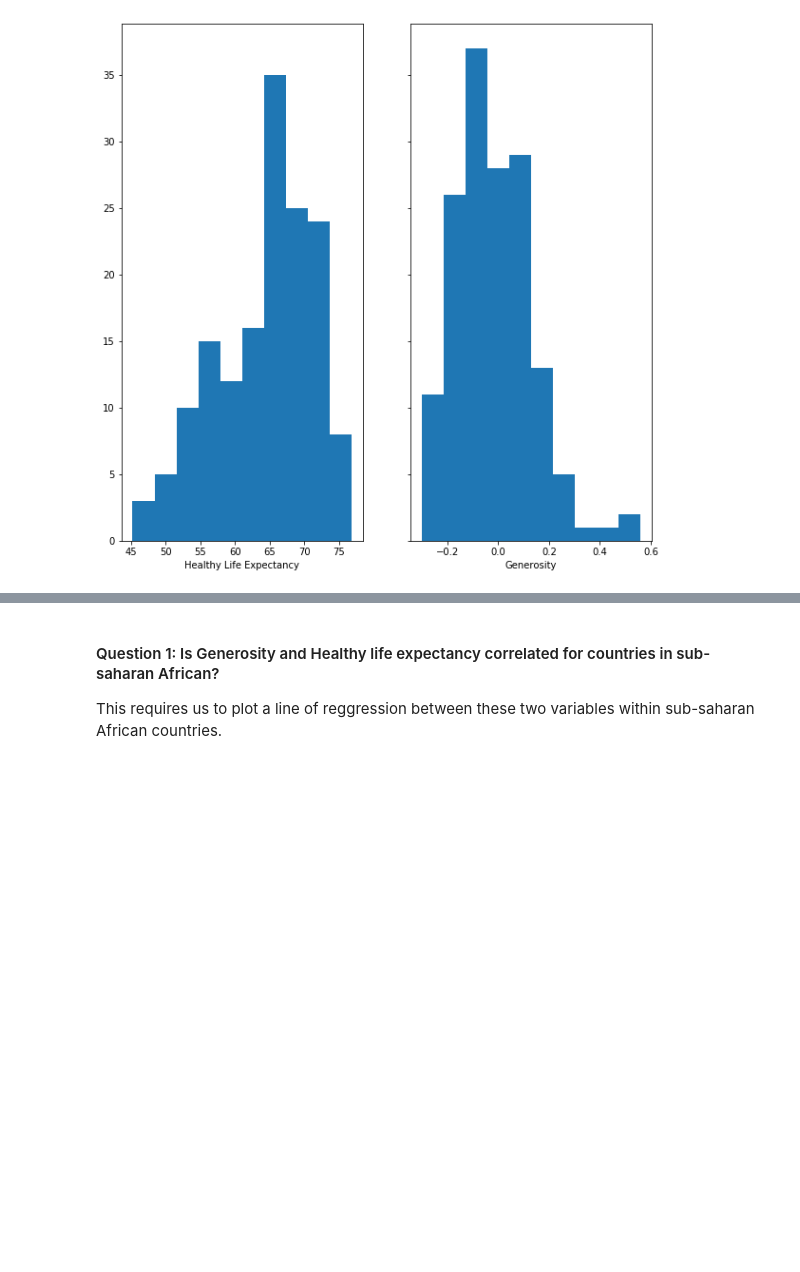
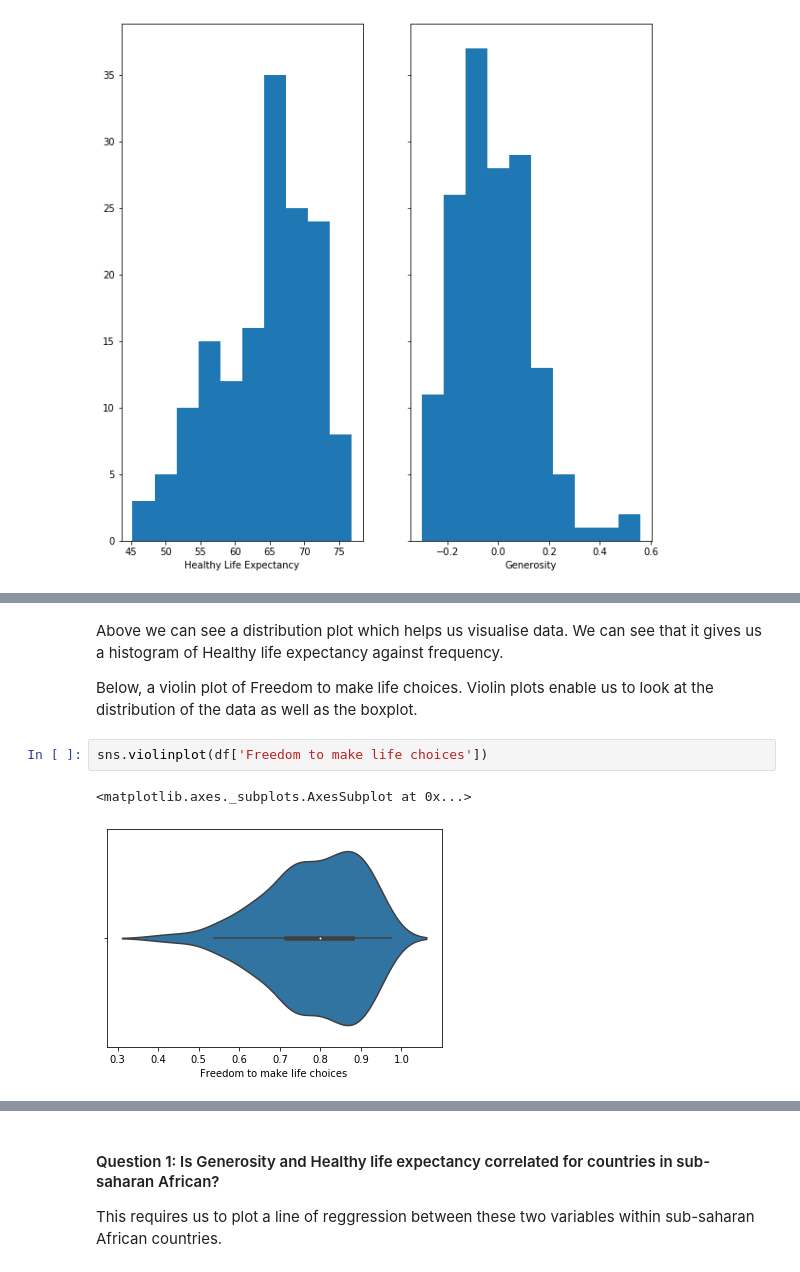
Before and after one commit to ax18031/ax18031_EMATM0048, a Jupyter notebook: Part3_folder/PART3.ipynb, the cells around one changed output, grey strips where cells are left out. Drawn from its saved outputs; the diff is of its cells as text; blank space fills up the shorter version.

```diff
--- a/Part3_folder/PART3.ipynb
+++ b/Part3_folder/PART3.ipynb
@@ -128,0 +148,9 @@ df1
+# %% [markdown]
+Above we can see a distribution plot which helps us visualise data. We can see that it gives us a histogram of Healthy life expectancy against frequency.
+
+Below, a violin plot of Freedom to make life choices. Violin plots enable us to look at the distribution of the data as well as the boxplot.
+# %%
+sns.violinplot(df['Freedom to make life choices'])
+# %% [output]
+<matplotlib.axes._subplots.AxesSubplot at 0x...>
+[figure, added]
```
Also changed, not shown: parts of 7 cells of this notebook.
